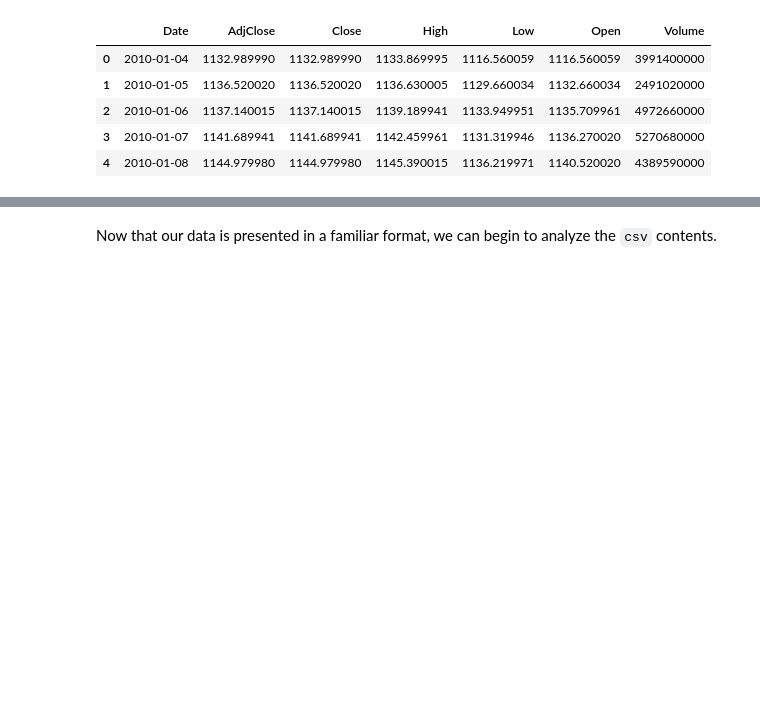
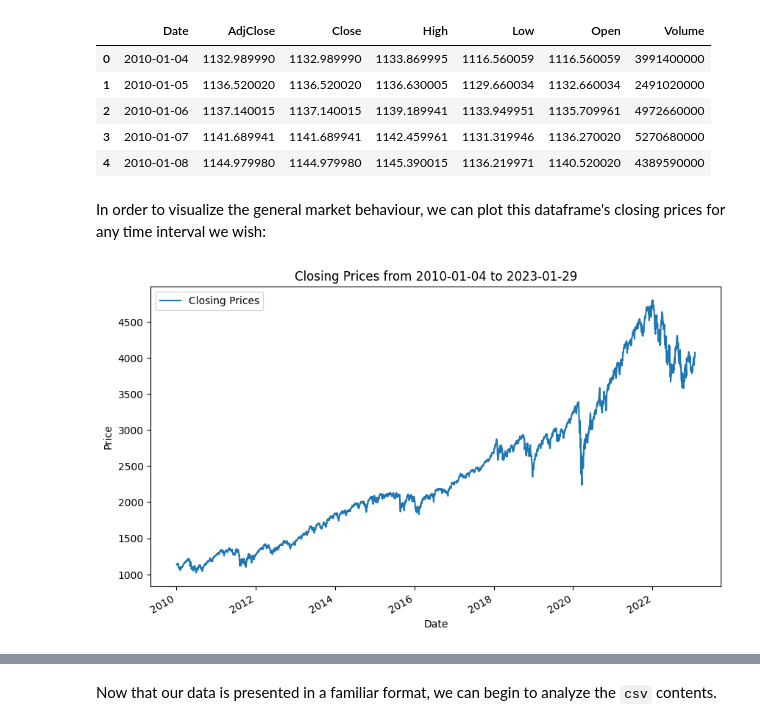
Before and after one commit to pmgfernandes04/SP500-Using-ML-and-Search-Methods, a Jupyter notebook: report.ipynb, the cells around one changed output, grey strips where cells are left out. Cells and saved outputs as stored; diff of their text form; code cells hidden in the pictures; blank space fills up the shorter version.

Commit message:
GSPC plot and .describe()

```diff
--- a/report.ipynb
+++ b/report.ipynb
@@ -314,3 +314,33 @@ df_gspc.head()
 | 2 | 2010-01-06 | 1137.140015 | 1137.140015 | 1139.189941 | 1133.949951 | 1135.709961 | 4972660000 |
 | 3 | 2010-01-07 | 1141.689941 | 1141.689941 | 1142.459961 | 1131.319946 | 1136.270020 | 5270680000 |
 | 4 | 2010-01-08 | 1144.979980 | 1144.979980 | 1145.390015 | 1136.219971 | 1140.520020 | 4389590000 |
+# %% [markdown]
+In order to visualize the general market behaviour, we can plot this dataframe's closing prices for any time interval we wish:
+# %%
+import matplotlib.pyplot as plt
+
+start_date = '2010-01-04'
+end_date = '2023-01-29'
+
+# Define section you want to see
+df_gspc_interval = df_gspc[(df_gspc.index >= start_date) & (df_gspc.index <= end_date)]
+
+# Plot the filtered data
+plt.figure(figsize=(10, 6))
+
+# Plot the 'Close' prices from the filtered data
+plt.plot(df_gspc_interval.index, df_gspc_interval['Close'], label='Closing Prices')
+
+# Add labels, title, and legend
+plt.xlabel('Date')
+plt.ylabel('Price')
+plt.title(f'Closing Prices from {start_date} to {end_date}')
+plt.legend()
+
+# Format x-axis labels for better readability
+plt.gcf().autofmt_xdate()
+
+# Display the plot
+plt.show()
+# %% [output]
+[figure, added]
```
Also changed, not shown: parts of 2 cells of this notebook.
